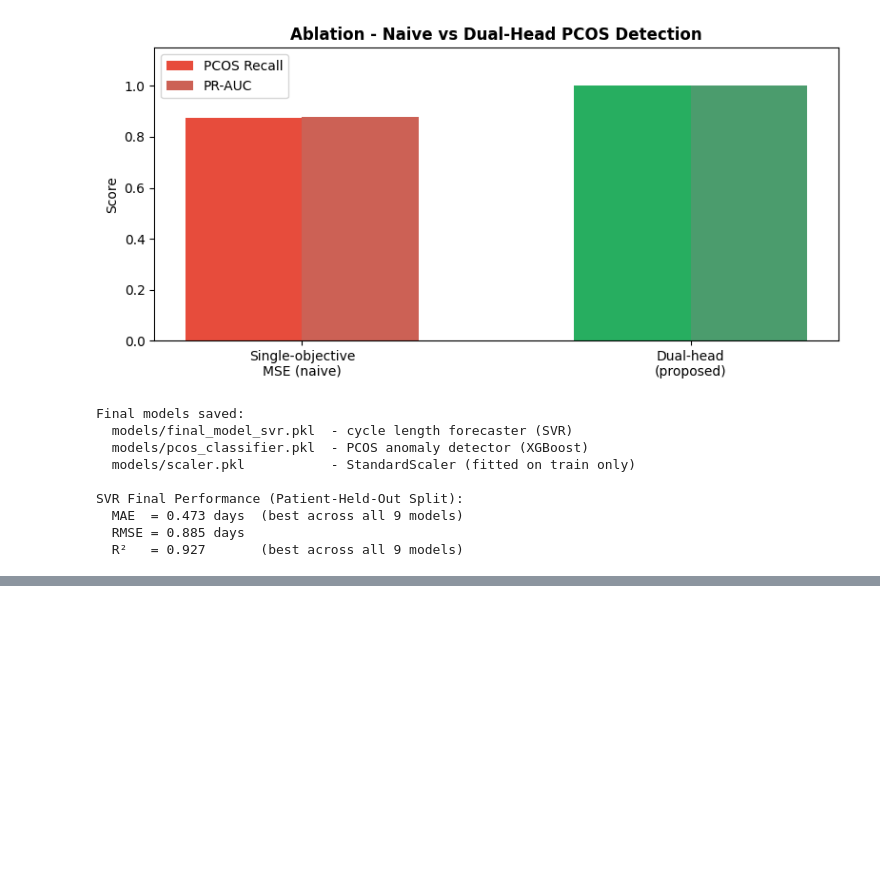
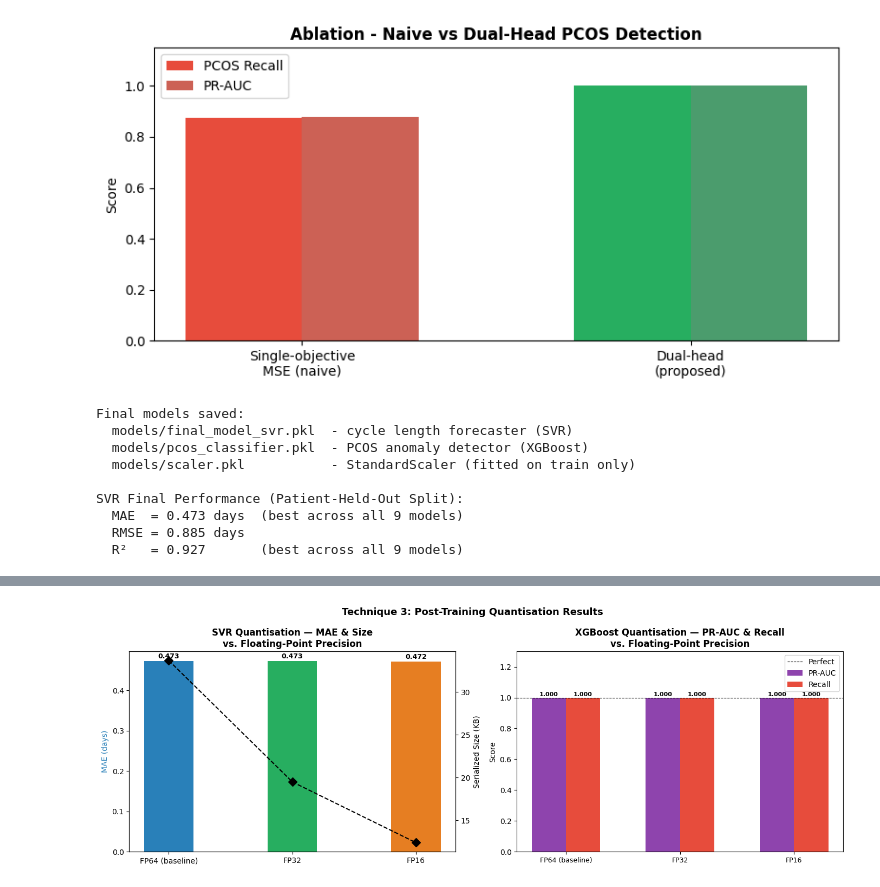
Before and after one commit to NamatovuChristineMaria123/Menstrual-Cycle-Forecasting, a Jupyter notebook: track_cycle.ipynb, the cells around one changed output, grey strips where cells are left out. Saved outputs shown, nothing was run; the diff lists cells and outputs as text; code cells hidden in the pictures; blank space fills up the shorter version.

```diff
--- a/track_cycle.ipynb
+++ b/track_cycle.ipynb
@@ -1346,0 +1787,42 @@ SVR Final Performance (Patient-Held-Out Split):
+# %%
+# Quantisation Visualization
+fig, axes = plt.subplots(1, 2, figsize=(14, 5))
+
+# Left: SVR MAE + size at each precision
+prec_labels = list(svr_quant_results.keys())
+svr_mae_q   = [svr_quant_results[k]['MAE']     for k in prec_labels]
+svr_size_q  = [svr_quant_results[k]['Size_KB'] for k in prec_labels]
+
+ax1_twin = axes[0].twinx()
+axes[0].bar(prec_labels, svr_mae_q, color=['#2980b9','#27ae60','#e67e22'], width=0.4)
+ax1_twin.plot(prec_labels, svr_size_q, 'D--', color='black', lw=1.5, markersize=8)
+for i, m in enumerate(svr_mae_q):
+    axes[0].text(i, m + 0.002, f'{m:.3f}', ha='center', va='bottom', fontsize=9, fontweight='bold')
+axes[0].set_ylabel('MAE (days)', color='#2980b9')
+ax1_twin.set_ylabel('Serialized Size (KB)')
+axes[0].set_title('SVR Quantisation — MAE & Size\nvs. Floating-Point Precision', fontweight='bold')
+
+# Right: XGBoost PR-AUC and Recall at each precision
+prec2 = list(xgb_quant_results.keys())
+xgb_prauc_q  = [xgb_quant_results[k]['PR-AUC']  for k in prec2]
+xgb_recall_q = [xgb_quant_results[k]['Recall']  for k in prec2]
+
+x2 = np.arange(len(prec2)); w2 = 0.3
+axes[1].bar(x2-w2/2, xgb_prauc_q,  w2, label='PR-AUC',  color='#8e44ad')
+axes[1].bar(x2+w2/2, xgb_recall_q, w2, label='Recall',   color='#e74c3c')
+for i, (p, r) in enumerate(zip(xgb_prauc_q, xgb_recall_q)):
+    axes[1].text(i-w2/2, p+0.01, f'{p:.3f}', ha='center', fontsize=8, fontweight='bold')
+    axes[1].text(i+w2/2, r+0.01, f'{r:.3f}', ha='center', fontsize=8, fontweight='bold')
+axes[1].set_xticks(x2); axes[1].set_xticklabels(prec2, fontsize=9)
+axes[1].set_ylim(0, 1.3)
+axes[1].axhline(1.0, color='black', linestyle='--', lw=0.8, label='Perfect')
+axes[1].set_ylabel('Score')
+axes[1].set_title('XGBoost Quantisation — PR-AUC & Recall\nvs. Floating-Point Precision', fontweight='bold')
+axes[1].legend()
+
+plt.suptitle('Technique 3: Post-Training Quantisation Results', fontsize=13, fontweight='bold')
+plt.tight_layout()
+plt.savefig('visuals_compression/quantisation_results.png', dpi=150, bbox_inches='tight')
+plt.show()
+# %% [output]
+[figure, added]
```
Also changed, not shown: parts of 30 cells of this notebook, 30 other files.
